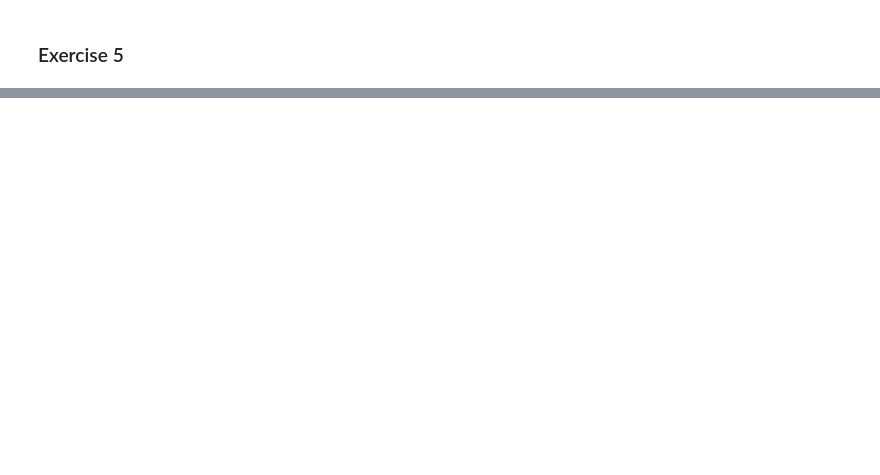
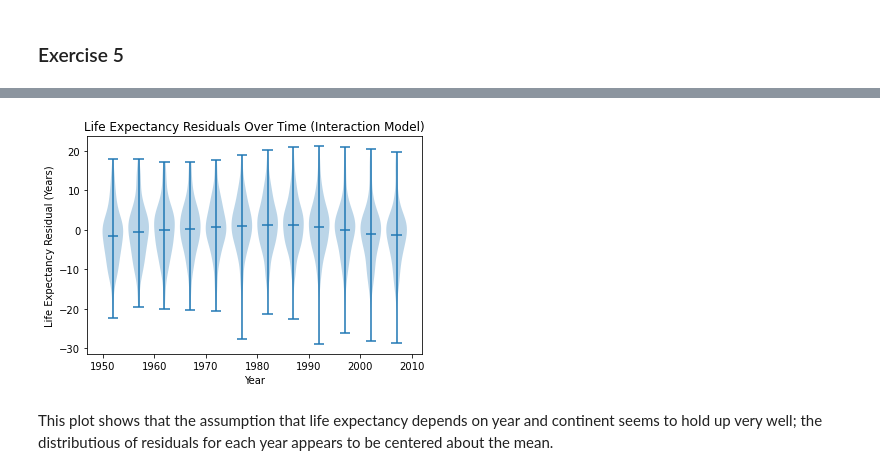
Before and after one commit to jpdevito/cmsc320, a Jupyter notebook: Gapminder Data.ipynb, the cells around one changed output, grey strips where cells are left out. Saved outputs shown, nothing was run; the diff lists cells and outputs as text; code cells hidden in the pictures; blank space fills up the shorter version.

```diff
--- a/Gapminder Data.ipynb
+++ b/Gapminder Data.ipynb
@@ -191,0 +232,13 @@ plt.setp(ax, xlabel="Year", ylabel="Life Expectancy (Years)", ylim=(20, 90));
+# %%
+# makes dataframe with year, lifeExp, and dummy variables for continent interaction
+standard_features = data[["year", "lifeExp"]]
+continent_features = pd.get_dummies(data.continent, drop_first=True, prefix="continent") # drop_first to avoid trap
+features = pd.concat([standard_features, continent_features], axis=1)
+
+continents = data.continent.values # overwrites variable from exercise 4
+
+# adds columns for year*<continent>
+for c in filter(lambda c: c != "Africa", continents):
+    features["year*"+c] = features["year"]*features["continent_"+c]
+
+features
@@ -191,0 +259,5 @@ plt.setp(ax, xlabel="Year", ylabel="Life Expectancy (Years)", ylim=(20, 90));
+# %%
+X = features.drop("lifeExp", axis=1)
+y = features["lifeExp"]
+
+reg = LinearRegression().fit(X, y)
@@ -191,0 +336,5 @@ plt.setp(ax, xlabel="Year", ylabel="Life Expectancy (Years)", ylim=(20, 90));
+# %%
+features["prediction"] = reg.predict(X)
+features["residual"] = features["lifeExp"] - features["prediction"]
+
+features
@@ -191,0 +355,13 @@ plt.setp(ax, xlabel="Year", ylabel="Life Expectancy (Years)", ylim=(20, 90));
+# %%
+# makes a violin plot for resiudals vs year
+
+resid_per_year = features.groupby("year")["residual"].apply(list)
+
+plt.violinplot(resid_per_year, years, widths=4, showmeans=True) # uses years variable from question 1
+plt.xlabel("Year")
+plt.ylabel("Life Expectancy Residual (Years)")
+plt.title("Life Expectancy Residuals Over Time (Interaction Model)");
+# %% [output]
+[figure, added]
+# %% [markdown]
+This plot shows that the assumption that life expectancy depends on year and continent seems to hold up very well; the distributious of residuals for each year appears to be centered about the mean.
```
Also changed, not shown: parts of 21 cells of this notebook.
